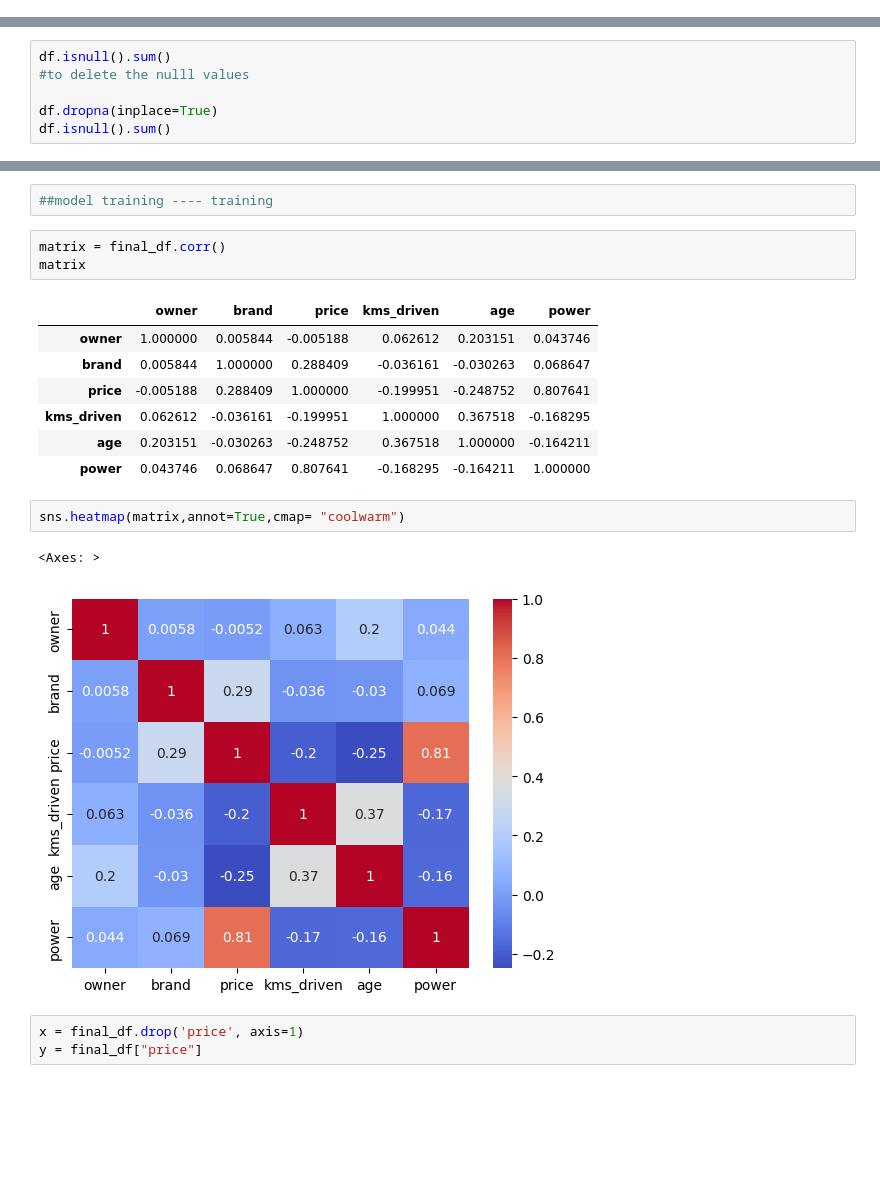
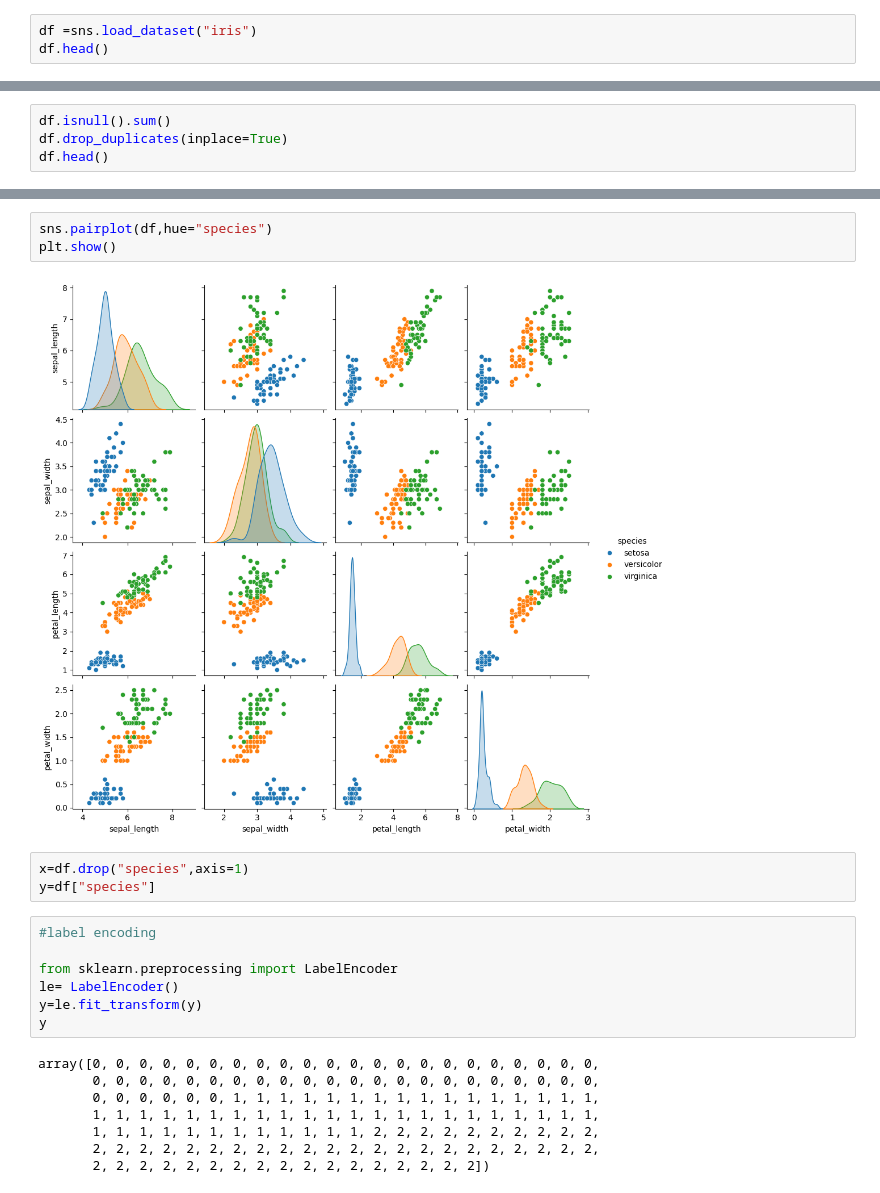
Before and after one commit to Somyayadu/Data-Science, a Jupyter notebook: main.ipynb, the cells around one changed output, grey strips where cells are left out. Cells and saved outputs as stored; diff of their text form; blank space fills up the shorter version.

```diff
--- a/main.ipynb
+++ b/main.ipynb
@@ -7,0 +10,3 @@ df = pd.read_csv("Used_Bikes.csv")
+# %%
+df =sns.load_dataset("iris")
+df.head()
@@ -26,7 +35,5 @@ memory usage: 2.0+ MB
 # %%
 df.isnull().sum()
-#to delete the nulll values
-
-df.dropna(inplace=True)
-df.isnull().sum()
+df.drop_duplicates(inplace=True)
+df.head()
 # %% [output]
@@ -213,22 +46,24 @@ WARNING: Ignoring invalid distribution ~ip (c:\Users\user\AppData\Local\Programs
-# %%
-##model training ---- training
-# %%
-matrix = final_df.corr()
-matrix
-# %% [output]
-|  | owner | brand | price | kms_driven | age | power |
-| owner | 1.000000 | 0.005844 | -0.005188 | 0.062612 | 0.203151 | 0.043746 |
-| brand | 0.005844 | 1.000000 | 0.288409 | -0.036161 | -0.030263 | 0.068647 |
-| price | -0.005188 | 0.288409 | 1.000000 | -0.199951 | -0.248752 | 0.807641 |
-| kms_driven | 0.062612 | -0.036161 | -0.199951 | 1.000000 | 0.367518 | -0.168295 |
-| age | 0.203151 | -0.030263 | -0.248752 | 0.367518 | 1.000000 | -0.164211 |
-| power | 0.043746 | 0.068647 | 0.807641 | -0.168295 | -0.164211 | 1.000000 |
-# %%
-sns.heatmap(matrix,annot=True,cmap= "coolwarm")
-# %% [output]
-<Axes: >
-[figure, removed]
+# %%
+sns.pairplot(df,hue="species")
+plt.show()
+# %% [output]
+[figure, added]
 # %%
-x = final_df.drop('price', axis=1)
-y = final_df["price"]
+x=df.drop("species",axis=1)
+y=df["species"]
+# %%
+#label encoding
+
+from sklearn.preprocessing import LabelEncoder
+le= LabelEncoder()
+y=le.fit_transform(y)
+y
+# %% [output]
+array([0, 0, 0, 0, 0, 0, 0, 0, 0, 0, 0, 0, 0, 0, 0, 0, 0, 0, 0, 0, 0, 0,
+       0, 0, 0, 0, 0, 0, 0, 0, 0, 0, 0, 0, 0, 0, 0, 0, 0, 0, 0, 0, 0, 0,
+       0, 0, 0, 0, 0, 0, 1, 1, 1, 1, 1, 1, 1, 1, 1, 1, 1, 1, 1, 1, 1, 1,
+       1, 1, 1, 1, 1, 1, 1, 1, 1, 1, 1, 1, 1, 1, 1, 1, 1, 1, 1, 1, 1, 1,
+       1, 1, 1, 1, 1, 1, 1, 1, 1, 1, 1, 1, 2, 2, 2, 2, 2, 2, 2, 2, 2, 2,
+       2, 2, 2, 2, 2, 2, 2, 2, 2, 2, 2, 2, 2, 2, 2, 2, 2, 2, 2, 2, 2, 2,
+       2, 2, 2, 2, 2, 2, 2, 2, 2, 2, 2, 2, 2, 2, 2, 2, 2])
 # %%
```
Also changed, not shown: parts of 32 cells of this notebook.
